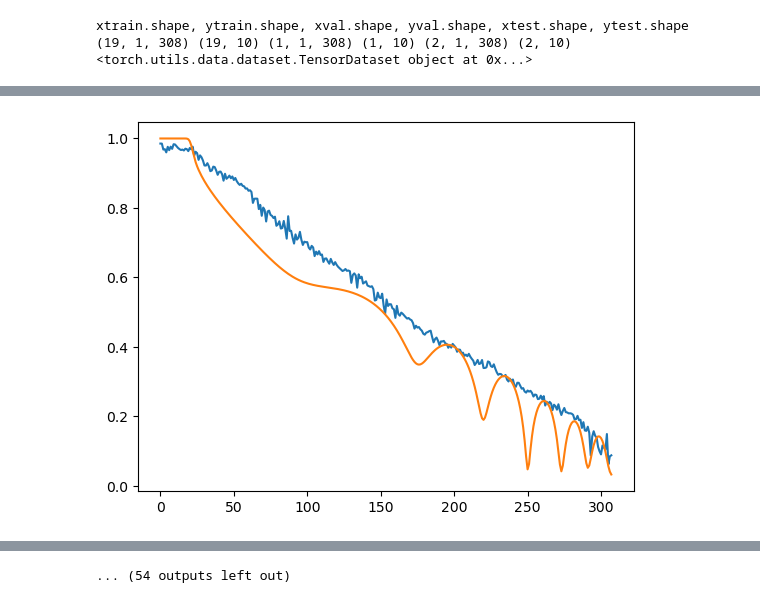
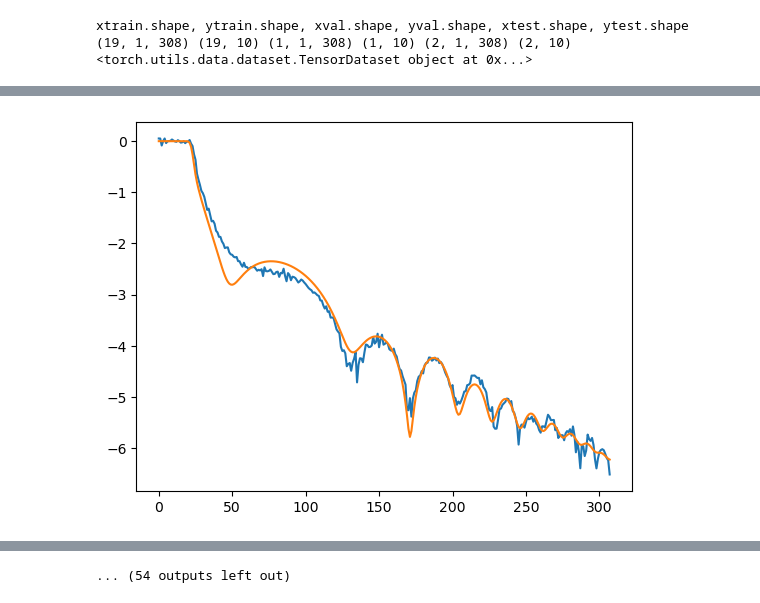
Before and after one commit to shanshouli/NR-SLD-CNN-DROPOUT, a Jupyter notebook: Single_Train.ipynb, the cells around one changed output, grey strips where cells are left out. Cells and saved outputs as stored; diff of their text form; code cells hidden in the pictures.

```diff
--- a/Single_Train.ipynb
+++ b/Single_Train.ipynb
@@ -103,8 +121,8 @@ import matplotlib.lines as mlines
 import seaborn as sea
 # %%
 #load in NR and SLD curves
-curves_nr = np.load('../NR-SLD_CurvesPolySpecial.npy')
-curves_SLD = np.load('../SLD_CurvesPolySpecial.npy')
+curves_nr = np.load('../NR-SLD_CurvesPoly32.npy')
+curves_SLD = np.load('../SLD_CurvesPoly32.npy')
 
 curves_nr.shape, curves_SLD.shape
 # %% [output]
@@ -200,12 +218,12 @@ for x in range(curves_nr.shape[0]):
 #make CNN
 
 class CNN(nn.Module):
-    def __init__(self):
+    def __init__(self, layers):
         super(CNN, self).__init__()
         self.layers = nn.ModuleList()
-        addition = 255/12
+        addition = 255/layers
         curr = 1
-        for hdim in range(12-1):
+        for hdim in range(layers-1):
             self.layers.append(nn.Conv1d(int(curr+0.5), int(curr+addition+0.5),51,padding=25))
             self.layers.append(nn.BatchNorm1d(int(curr+addition+0.5)))
             self.layers.append(nn.ReLU(True))
@@ -221,6 +239,7 @@ class CNN(nn.Module):
         x = x.reshape(x.shape[0], -1)
         x = self.linear1(x)
         x = x.reshape(-1, 2, 900)
+        #(x, 2, 2000)
         return torch.sigmoid(x)
 # %%
 ### Define the loss function
@@ -230,7 +249,7 @@ lr= 2.15481e-05
 torch.manual_seed(0)
 
 #Make CNN
-Model = CNN()
+Model = CNN(12)
 params_to_optimize = Model.parameters()
 
 optim = torch.optim.Adam(params_to_optimize, lr=lr, weight_decay= 2.6324e-05)
@@ -753,9 +736,9 @@ for i in range(len(test_datasetPoly)):
     a, r = calculate_reflectivity_from_profile(np.logspace(np.log10(0.008101436040354381), np.log10(0.1975709062238298), num=308), decoded_img[0][0].cpu().numpy(), decoded_img[0][1].cpu().numpy())
     r = np.log10(r)
 
-    for i in range(len(r)):
-        r[i] -= min_valYNR
-        r[i] /= (max_valYNR - min_valYNR)
+    # for i in range(len(r)):
+    #     r[i] -= min_valYNR
+    #     r[i] /= (max_valYNR - min_valYNR)
 
     print(int(label[0].item()))
     plt.plot(data.cpu().numpy()[0][0])
@@ -763,6 +746,22 @@ for i in range(len(test_datasetPoly)):
     plt.show()
     plt.plot(decoded_img.cpu()[0][0],decoded_img.cpu()[0][1])
     plt.show()
+    if int(label[0].item()) == 194438:
+        np.save("CNN_194438", decoded_img.cpu()[0])
+    if int(label[0].item()) == 194446:
+        np.save("CNN_194446", decoded_img.cpu()[0])
+    if int(label[0].item()) == 194455:
+        np.save("CNN_194455", decoded_img.cpu()[0])
+    if int(label[0].item()) == 194463:
+        np.save("CNN_194463", decoded_img.cpu()[0])
+    if int(label[0].item()) == 194471:
+        np.save("CNN_194471", decoded_img.cpu()[0])
+    if int(label[0].item()) == 194479:
+        np.save("CNN_194479", decoded_img.cpu()[0])
+    if int(label[0].item()) == 194438:
+        np.save("CNN_194487", decoded_img.cpu()[0])
+    if int(label[0].item()) == 194494:
+        np.save("CNN_194494", decoded_img.cpu()[0])
 for i in range(len(train_datasetPoly)):
     data, label = train_datasetPoly[i]
     data = data[:,np.newaxis,:].to(device)
@@ -777,15 +776,31 @@ for i in range(len(train_datasetPoly)):
     a, r = calculate_reflectivity_from_profile(np.logspace(np.log10(0.008101436040354381), np.log10(0.1975709062238298), num=308), decoded_img[0][0].cpu().numpy(), decoded_img[0][1].cpu().numpy())
     r = np.log10(r)
 
-    for i in range(len(r)):
-        r[i] -= min_valYNR
-        r[i] /= (max_valYNR - min_valYNR)
+    # for i in range(len(r)):
+    #     r[i] -= min_valYNR
+    #     r[i] /= (max_valYNR - min_valYNR)
     print(int(label[0].item()))
     plt.plot(data.cpu().numpy()[0][0])
     plt.plot(r)
     plt.show()
     plt.plot(decoded_img.cpu()[0][0],decoded_img.cpu()[0][1])
     plt.show()
+    if int(label[0].item()) == 194438:
+        np.save("CNN_194438", decoded_img.cpu()[0])
+    if int(label[0].item()) == 194446:
+        np.save("CNN_194446", decoded_img.cpu()[0])
+    if int(label[0].item()) == 194455:
+        np.save("CNN_194455", decoded_img.cpu()[0])
+    if int(label[0].item()) == 194463:
+        np.save("CNN_194463", decoded_img.cpu()[0])
+    if int(label[0].item()) == 194471:
+        np.save("CNN_194471", decoded_img.cpu()[0])
+    if int(label[0].item()) == 194479:
+        np.save("CNN_194479", decoded_img.cpu()[0])
+    if int(label[0].item()) == 194438:
+        np.save("CNN_194487", decoded_img.cpu()[0])
+    if int(label[0].item()) == 194494:
+        np.save("CNN_194494", decoded_img.cpu()[0])
 for i in range(len(valid_datasetPoly)):
     data, label = valid_datasetPoly[i]
     data = data[:,np.newaxis,:].to(device)
@@ -800,13 +815,29 @@ for i in range(len(valid_datasetPoly)):
     a, r = calculate_reflectivity_from_profile(np.logspace(np.log10(0.008101436040354381), np.log10(0.1975709062238298), num=308), decoded_img[0][0].cpu().numpy(), decoded_img[0][1].cpu().numpy())
     r = np.log10(r)
 
-    for i in range(len(r)):
-        r[i] -= min_valYNR
-        r[i] /= (max_valYNR - min_valYNR)
+    # for i in range(len(r)):
+    #     r[i] -= min_valYNR
+    #     r[i] /= (max_valYNR - min_valYNR)
     print(int(label[0].item()))
     plt.plot(data.cpu().numpy()[0][0])
     plt.plot(r)
     plt.show()
     plt.plot(decoded_img.cpu()[0][0],decoded_img.cpu()[0][1])
     plt.show()
+    if int(label[0].item()) == 194438:
+        np.save("CNN_194438", decoded_img.cpu()[0])
+    if int(label[0].item()) == 194446:
+        np.save("CNN_194446", decoded_img.cpu()[0])
+    if int(label[0].item()) == 194455:
+        np.save("CNN_194455", decoded_img.cpu()[0])
+    if int(label[0].item()) == 194463:
+        np.save("CNN_194463", decoded_img.cpu()[0])
+    if int(label[0].item()) == 194471:
+        np.save("CNN_194471", decoded_img.cpu()[0])
+    if int(label[0].item()) == 194479:
+        np.save("CNN_194479", decoded_img.cpu()[0])
+    if int(label[0].item()) == 194438:
+        np.save("CNN_194487", decoded_img.cpu()[0])
+    if int(label[0].item()) == 194494:
+        np.save("CNN_194494", decoded_img.cpu()[0])
 # %% [output]
@@ -820 +851 @@ for i in range(len(valid_datasetPoly)):
-[figure, old version]
+[figure, new version]
```
Also changed, not shown: parts of 27 cells of this notebook, 3 other files.
